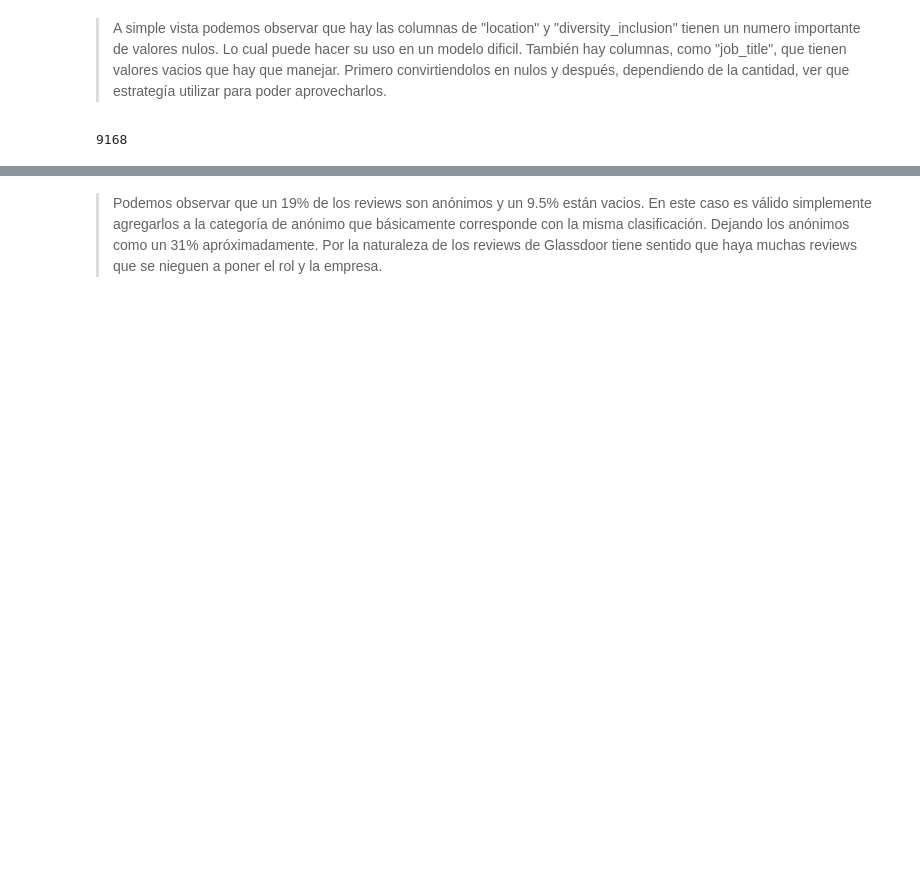
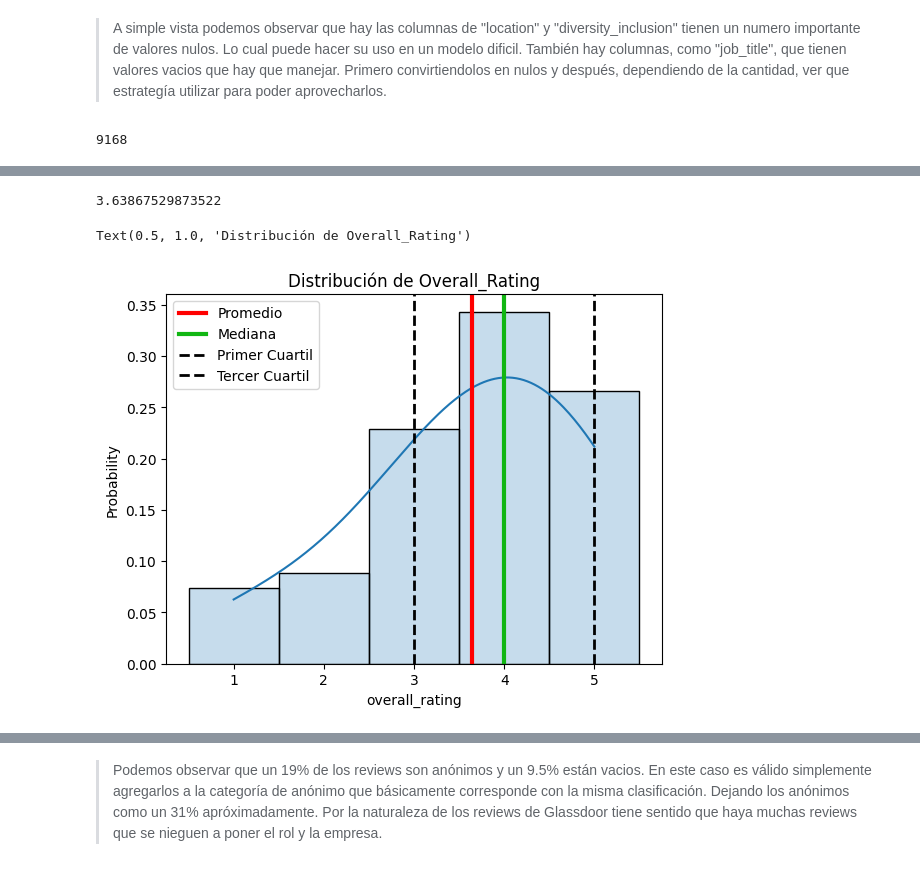
Before and after one commit to rodolforojasd/Proyecto, a Jupyter notebook: ProyectoDS_ParteII_+Rojas.ipynb, the cells around one changed output, grey strips where cells are left out. Drawn from its saved outputs; the diff is of its cells as text; code cells hidden in the pictures; blank space fills up the shorter version.

```diff
--- a/ProyectoDS_ParteII_+Rojas.ipynb
+++ b/ProyectoDS_ParteII_+Rojas.ipynb
@@ -160,0 +172,4 @@ Name: count, Length: 26786, dtype: float64
+# %%
+target_variable = df['overall_rating']
+
+target_variable.describe().round(2)
@@ -160,0 +186,52 @@ Name: count, Length: 26786, dtype: float64
+# %%
+#Distribución de variable target
+media = target_variable.mean()
+mediana = target_variable.median()
+primer_cuartil = target_variable.quantile(0.25)
+tercer_cuartil = target_variable.quantile(0.75)
+
+print(media)
+plt.figure()
+# Histograma
+sns.histplot(data = df,
+             x = 'overall_rating',
+             bins = 5,
+             alpha = 0.25,
+             discrete= True,
+             kde = True,
+             kde_kws = dict(
+                 bw_adjust=9
+             ),
+             stat='probability')
+# Agrego linea de promedio
+plt.axvline(x = media,
+            color = 'red',
+            linestyle = '-',
+            label = 'Promedio',
+            linewidth = 3)
+# Agrego linea de mediana
+plt.axvline(x = mediana,
+            color = '#11B613',
+            linestyle = '-',
+            label = 'Mediana',
+            linewidth = 3)
+# Agrego linea de primer cuartil
+plt.axvline(x = primer_cuartil,
+            color = 'black',
+            linestyle = '--',
+            label = 'Primer Cuartil',
+            linewidth = 2)
+# Agrego linea de tercer cuartil
+plt.axvline(x = tercer_cuartil,
+            color = 'black',
+            linestyle = '--',
+            label = 'Tercer Cuartil',
+            linewidth = 2)
+
+plt.legend()
+
+plt.title('Distribución de Overall_Rating')
+# %% [output]
+3.63867529873522
+Text(0.5, 1.0, 'Distribución de Overall_Rating')
+[figure, added]
```
Also changed, not shown: parts of 42 cells of this notebook, 11 other files.
